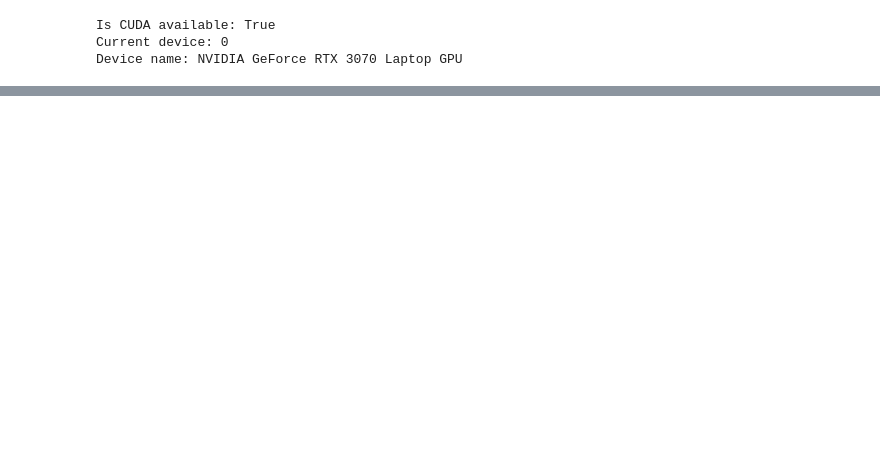
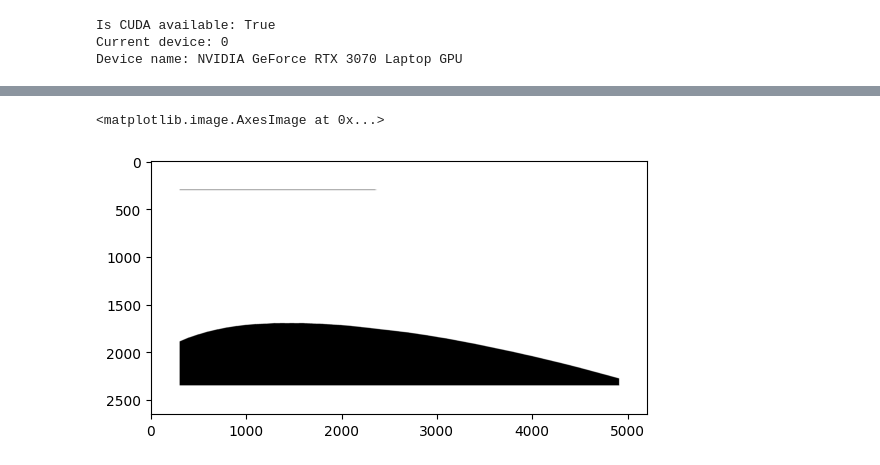
Before and after one commit to SaltedFishHu233/SAM3-Masking-for-OpenPIV, a Jupyter notebook: SAM3MaskGen.ipynb, the cells around one changed output, grey strips where cells are left out. Cells and saved outputs as stored; diff of their text form; code cells hidden in the pictures; blank space fills up the shorter version.

```diff
--- a/SAM3MaskGen.ipynb
+++ b/SAM3MaskGen.ipynb
@@ -82,0 +75,8 @@ Width: 3
+# %%
+img_with_border = ImageOps.expand(image,border=300,fill='white')
+EnhancerInstance = ImageEnhance.Brightness(img_with_border)
+ImageInput=EnhancerInstance.enhance(1)
+plt.imshow(np.array(ImageInput))
+# %% [output]
+<matplotlib.image.AxesImage at 0x...>
+[figure, added]
```
Also changed, not shown: parts of 12 cells of this notebook, 2 other files.
